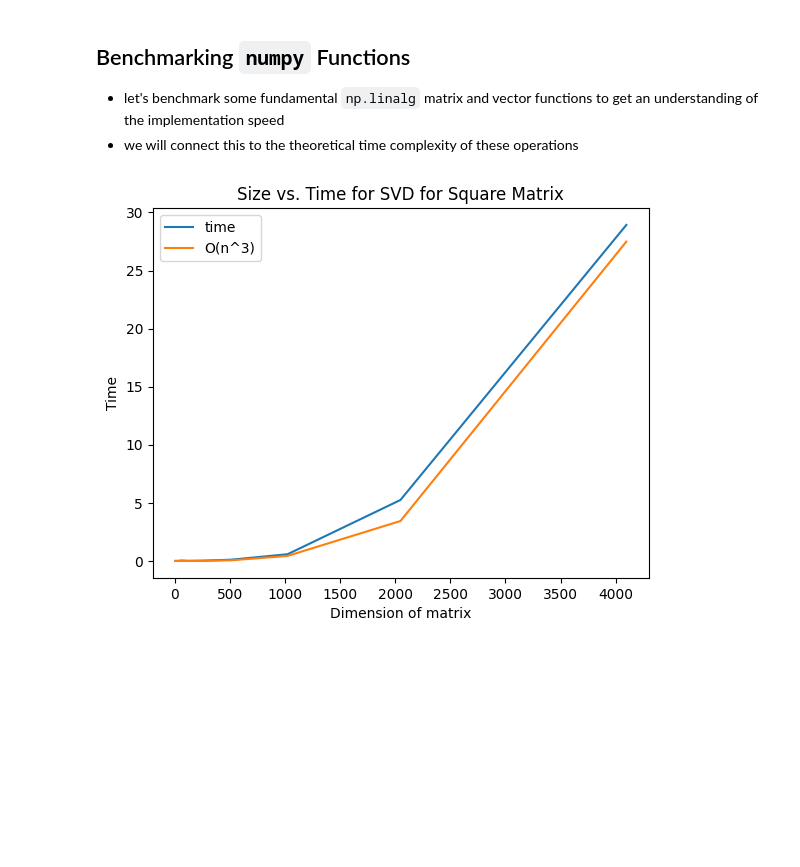
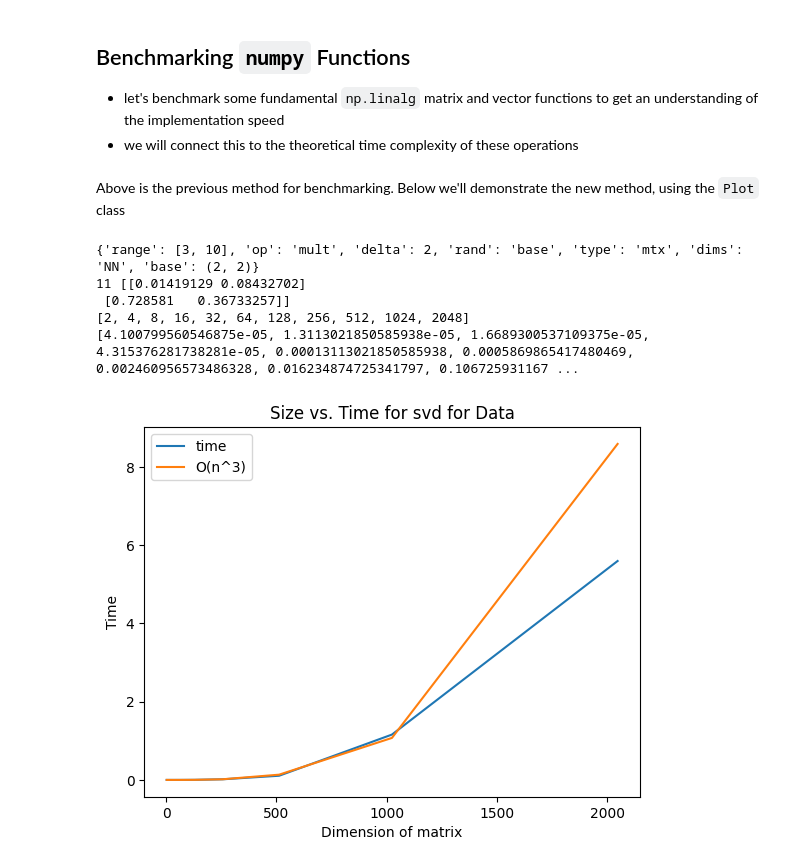
Before and after one commit to DolevArtzi/algsforbigdata, a Jupyter notebook: regression_testing.ipynb, the cells around one changed output. Saved outputs shown, nothing was run; the diff lists cells and outputs as text; code cells hidden in the pictures; blank space fills up the shorter version.

Commit message:
try to reproduce svd plot with Plot.py

```diff
--- a/regression_testing.ipynb
+++ b/regression_testing.ipynb
@@ -105,7 +92,5 @@ chart = {
         }
 p.plotGeneric(data=(sizes,times),chart=chart,wait=True,label='time')
 p._legend()
-p.plotGeneric(data=(sizes,[.4 * (s**3)/10**9 for s in sizes]),label='O(n^3)',wait=1)
+p.plotGeneric(data=(sizes,[2.5* (s**3)/10**9 for s in sizes]),label='O(n^3)',wait=1)
 p._showPlt(legend=1)
-# %% [output]
-[figure, removed]
@@ -111,0 +100,15 @@ p._showPlt(legend=1)
+# %% [markdown]
+Above is the previous method for benchmarking. Below we'll demonstrate the new method, using the `Plot` class
+# %%
+import numpy as np
+from plot import Plot
+from numpy.linalg import svd
+P = Plot()
+P.benchmark_np(svd,type_='sqmtx')
+# %% [output]
+{'range': [3, 10], 'op': 'mult', 'delta': 2, 'rand': 'base', 'type': 'mtx', 'dims': 'NN', 'base': (2, 2)}
+11 [[0.01419129 0.08432702]
+ [0.728581   0.36733257]]
+[2, 4, 8, 16, 32, 64, 128, 256, 512, 1024, 2048]
+[4.100799560546875e-05, 1.3113021850585938e-05, 1.6689300537109375e-05, 4.315376281738281e-05, 0.00013113021850585938, 0.0005869865417480469, 0.002460956573486328, 0.016234874725341797, 0.106725931167 ...
+[figure, added]
```
Also changed, not shown: parts of 7 cells of this notebook.
